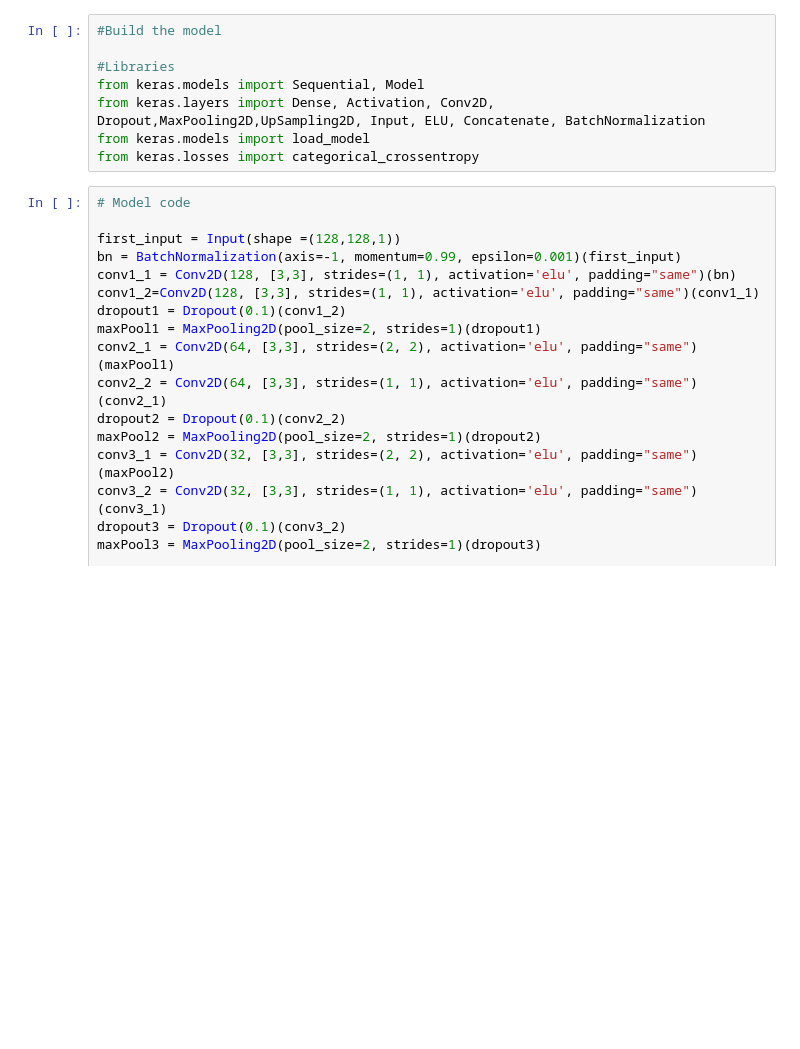
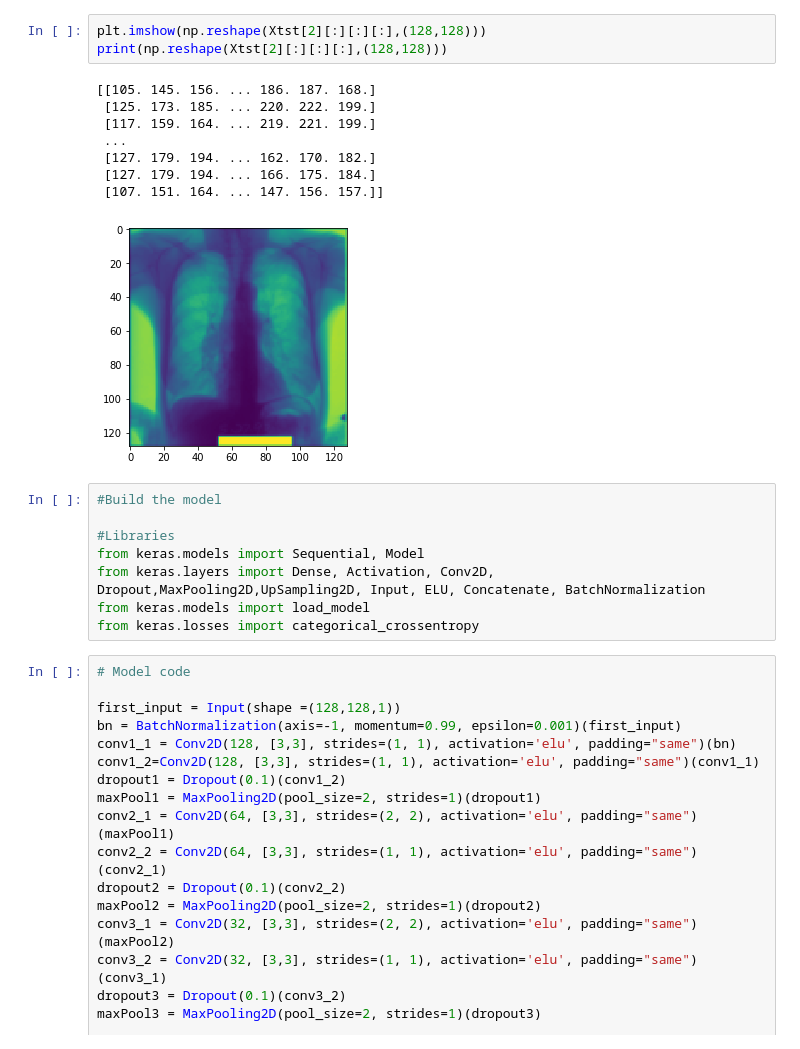
Before and after one commit to bcabgil/DD2424-Semantic-Segmentation-For-XRay-Images, a Jupyter notebook: Main_Code.ipynb, the cells around one changed output. Drawn from its saved outputs; the diff is of its cells as text; blank space fills up the shorter version.

```diff
--- a/Main_Code.ipynb
+++ b/Main_Code.ipynb
@@ -179,6 +187,18 @@ print(Xva.shape, Yva.shape)
 (198, 128, 128, 1) (198, 128, 128, 4)
 (25, 128, 128, 1) (25, 128, 128, 4)
 (23, 128, 128, 1) (23, 128, 128, 4)
+# %%
+plt.imshow(np.reshape(Xtst[2][:][:][:],(128,128)))
+print(np.reshape(Xtst[2][:][:][:],(128,128)))
+# %% [output]
+[[105. 145. 156. ... 186. 187. 168.]
+ [125. 173. 185. ... 220. 222. 199.]
+ [117. 159. 164. ... 219. 221. 199.]
+ ...
+ [127. 179. 194. ... 162. 170. 182.]
+ [127. 179. 194. ... 166. 175. 184.]
+ [107. 151. 164. ... 147. 156. 157.]]
+[figure, added]
 # %%
 #Build the model
 
```
Also changed, not shown: parts of 20 cells of this notebook, 1 other file.
